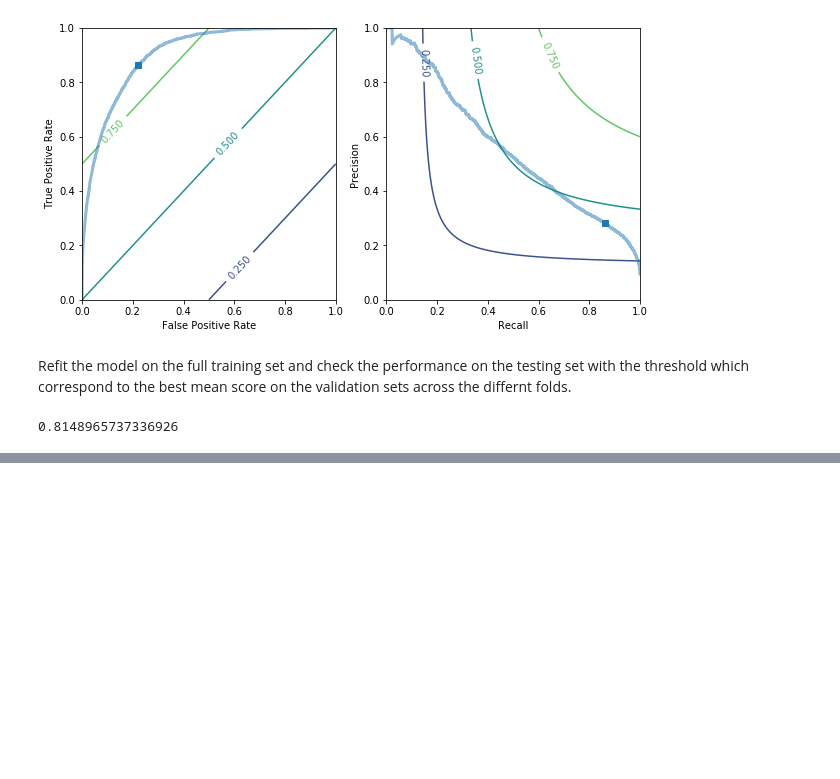
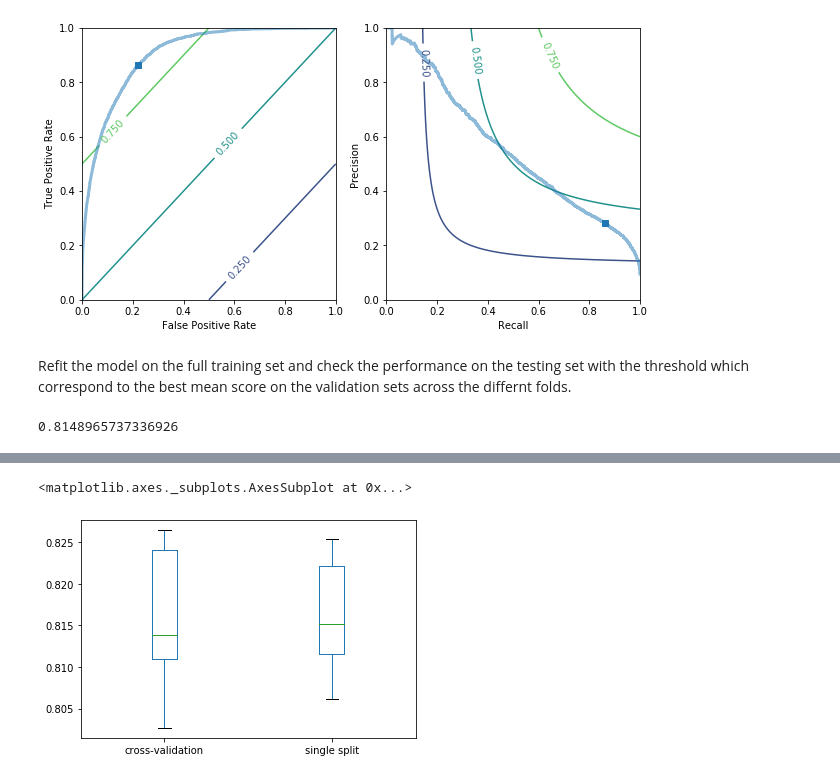
Before and after one commit to glemaitre/cutoff_experiments, a Jupyter notebook: cutoff_experiments.ipynb, the cells around one changed output, grey strips where cells are left out. Drawn from its saved outputs; the diff is of its cells as text; code cells hidden in the pictures; blank space fills up the shorter version.

```diff
--- a/cutoff_experiments.ipynb
+++ b/cutoff_experiments.ipynb
@@ -214,6 +214,7 @@ def find_threshold_by_single_split(
     # make the output of _compute_cutoffs_scores to be an iterable
     thresholds, scores, y_true, y_pred = (thresholds,), (scores,), (y_true,), (y_pred,)
     results = _find_best_threshold(thresholds, scores, n_thresholds)
+    results["cv_results"]["model"] = model
     results["cv_results"]["y_true"] = y_true
     results["cv_results"]["y_pred"] = y_pred
     return results
@@ -377,0 +413,27 @@ print(balanced_accuracy_score(y_test, (y_pred >= results["threshold"]).astype(in
+# %%
+from sklearn.metrics import balanced_accuracy_score
+from sklearn.model_selection import StratifiedKFold
+from sklearn.model_selection import ShuffleSplit
+
+cv_outer = ShuffleSplit(n_splits=10, random_state=0)
+metric_results_single_split = []
+for train_idx, test_idx in cv_outer.split(df_res, y_res):
+    X_train = _safe_indexing(df_res, train_idx)
+    y_train = _safe_indexing(y_res, train_idx)
+    X_test = _safe_indexing(df_res, test_idx)
+    y_test = _safe_indexing(y_res, test_idx)
+
+    results = find_threshold_by_single_split(
+        lr_clf, X_train, y_train,
+        random_state=42,
+        predict_method="predict_proba",
+        score_method=balanced_accuracy_score,
+        n_thresholds=1000
+    )
+
+    model = results["cv_results"]["model"]
+    y_pred = model.predict_proba(X_test)
+    y_pred = y_pred[:, 1]
+    metric_results_single_split.append(
+        balanced_accuracy_score(y_test, (y_pred >= results["threshold"]).astype(int))
+    )
@@ -377,0 +453,10 @@ print(balanced_accuracy_score(y_test, (y_pred >= results["threshold"]).astype(in
+# %%
+xxx = pd.DataFrame({
+    "cross-validation": metric_results_cv,
+    "single split": metric_results_single_split,
+})
+# %%
+xxx.plot(kind="box")
+# %% [output]
+<matplotlib.axes._subplots.AxesSubplot at 0x...>
+[figure, added]
```
Also changed, not shown: parts of 5 cells of this notebook.
